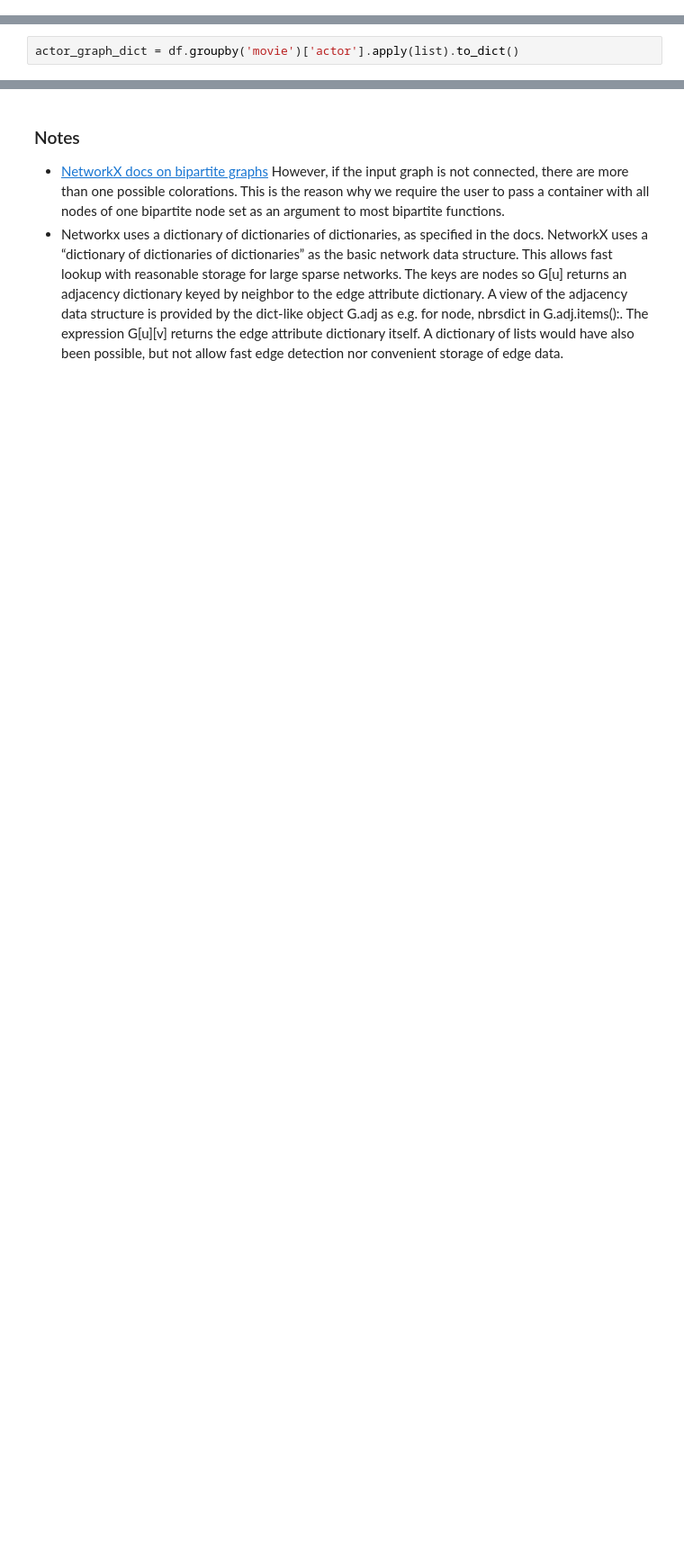
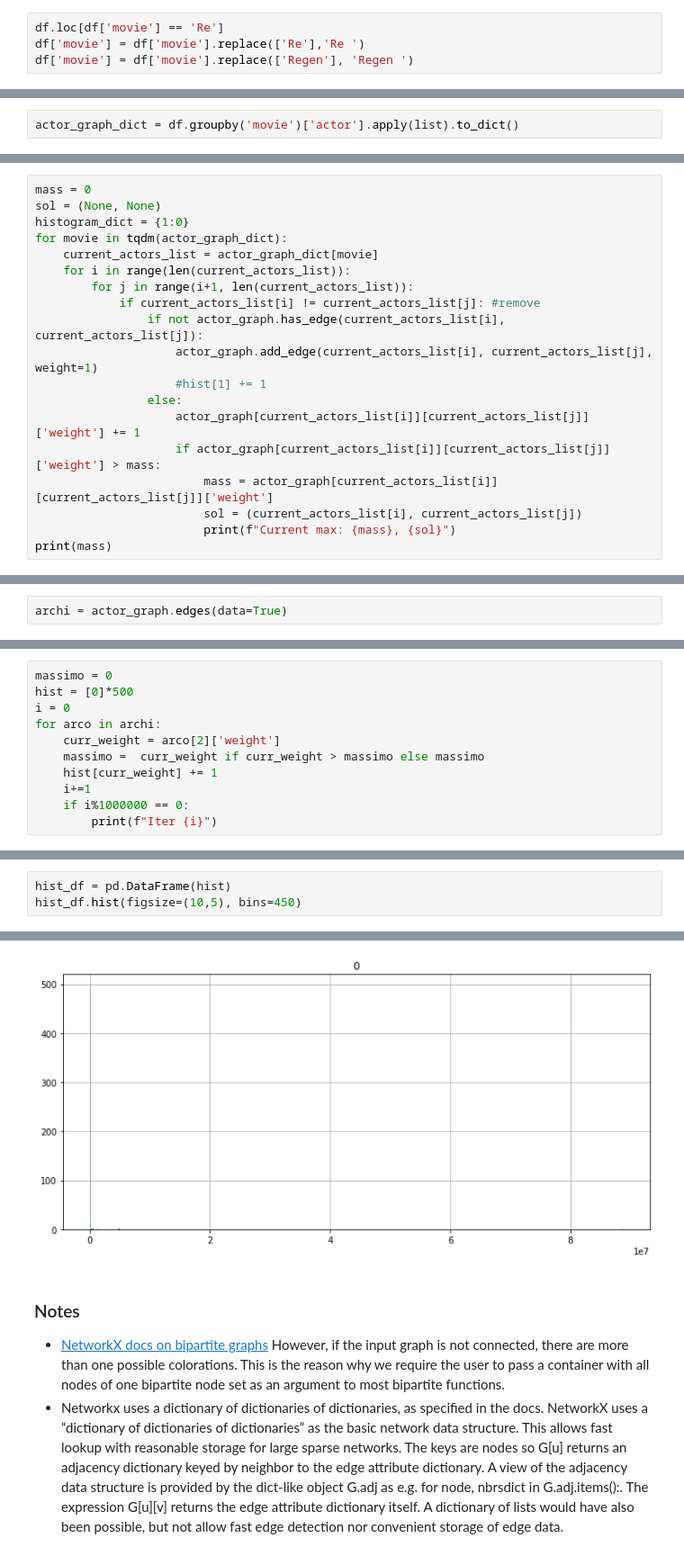
Before and after one commit to wedrid/IMDB_explore, a Jupyter notebook: project.ipynb, the cells around one changed output, grey strips where cells are left out. Shown: that part at 90% size. Saved outputs shown, nothing was run; the diff lists cells and outputs as text; blank space fills up the shorter version.

Commit message:
Almost final, except for visualizations and minor changes

```diff
--- a/project.ipynb
+++ b/project.ipynb
@@ -30,0 +53,4 @@ df[1450:1455]
+# %%
+df.loc[df['movie'] == 'Re']
+df['movie'] = df['movie'].replace(['Re'],'Re ')
+df['movie'] = df['movie'].replace(['Regen'], 'Regen ')
@@ -355,0 +520,19 @@ Current max: 1828, ('Wallice, Marc', 'Byron, Tom (I)')
+# %%
+mass = 0
+sol = (None, None)
+histogram_dict = {1:0}
+for movie in tqdm(actor_graph_dict):
+    current_actors_list = actor_graph_dict[movie]
+    for i in range(len(current_actors_list)):
+        for j in range(i+1, len(current_actors_list)):
+            if current_actors_list[i] != current_actors_list[j]: #remove
+                if not actor_graph.has_edge(current_actors_list[i], current_actors_list[j]):
+                    actor_graph.add_edge(current_actors_list[i], current_actors_list[j], weight=1)
+                    #hist[1] += 1
+                else:
+                    actor_graph[current_actors_list[i]][current_actors_list[j]]['weight'] += 1
+                    if actor_graph[current_actors_list[i]][current_actors_list[j]]['weight'] > mass:
+                        mass = actor_graph[current_actors_list[i]][current_actors_list[j]]['weight']
+                        sol = (current_actors_list[i], current_actors_list[j])
+                        print(f"Current max: {mass}, {sol}")
+print(mass)
@@ -355,0 +558,2 @@ Current max: 1828, ('Wallice, Marc', 'Byron, Tom (I)')
+# %%
+archi = actor_graph.edges(data=True)
@@ -355,0 +564,11 @@ Current max: 1828, ('Wallice, Marc', 'Byron, Tom (I)')
+# %%
+massimo = 0
+hist = [0]*500
+i = 0
+for arco in archi:
+    curr_weight = arco[2]['weight']
+    massimo =  curr_weight if curr_weight > massimo else massimo
+    hist[curr_weight] += 1
+    i+=1
+    if i%1000000 == 0:
+        print(f"Iter {i}")
@@ -355,0 +613,4 @@ Current max: 1828, ('Wallice, Marc', 'Byron, Tom (I)')
+# %%
+hist_df = pd.DataFrame(hist)
+hist_df.hist(figsize=(10,5), bins=450)
+# %% [output]
@@ -356,3 +618,4 @@ Current max: 1828, ('Wallice, Marc', 'Byron, Tom (I)')
+[figure, added]
 # %% [markdown]
 ### Notes
 - [NetworkX docs on bipartite graphs](https://networkx.org/documentation/stable/reference/algorithms/bipartite.html) However, if the input graph is not connected, there are more than one possible colorations. This is the reason why we require the user to pass a container with all nodes of one bipartite node set as an argument to most bipartite functions.
```
Also changed, not shown: parts of 46 cells of this notebook.
